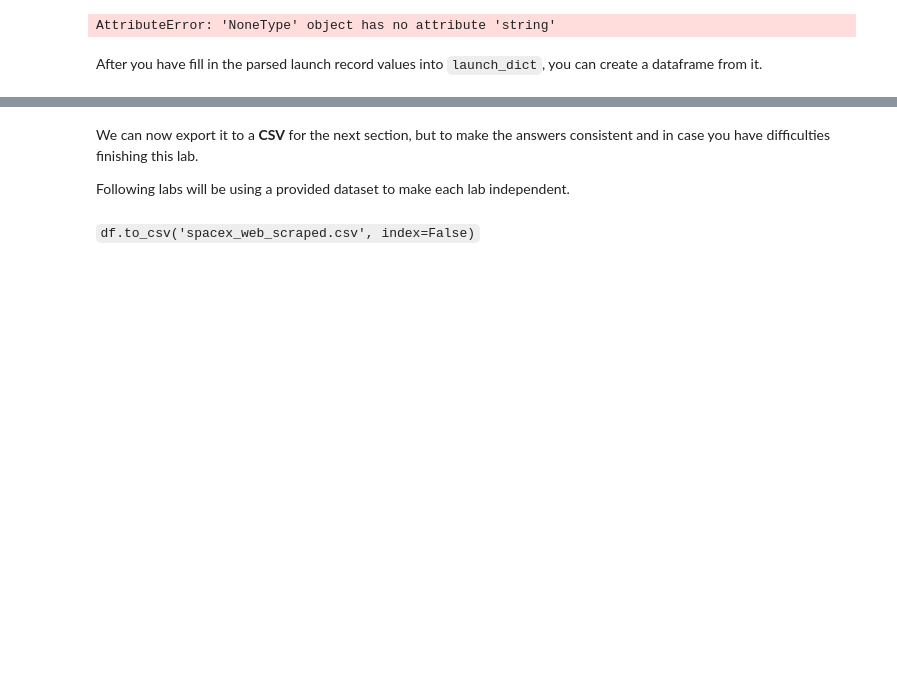
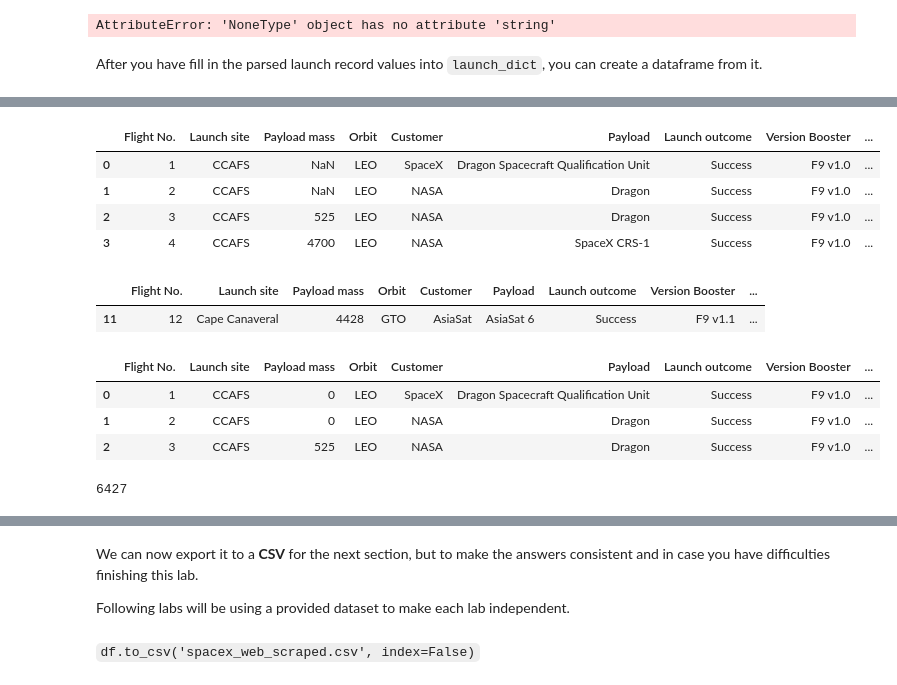
Before and after one commit to PatRomVic/SpaceY, a Jupyter notebook: jupyter-labs-webscraping(1).ipynb, the cells around one changed output, grey strips where cells are left out. Saved outputs shown, nothing was run; the diff lists cells and outputs as text; code cells hidden in the pictures; blank space fills up the shorter version.

```diff
--- a/jupyter-labs-webscraping(1).ipynb
+++ b/jupyter-labs-webscraping(1).ipynb
@@ -123,6 +123,7 @@ First, let's perform an HTTP GET method to request the Falcon9 Launch HTML page,
 # %%
 # use requests.get() method with the provided static_url
 response = requests.get(static_url)
+response.encoding = 'utf-8'
 # assign the response to a object
 html_content = response.text
 # %% [markdown]
@@ -262,6 +268,7 @@ launch_dict['Customer'] = []
 launch_dict['Launch outcome'] = []
 # Added some new columns
 launch_dict['Version Booster']=[]
+launch_dict['Serial']=[]
 launch_dict['Booster landing']=[]
 launch_dict['Date']=[]
 launch_dict['Time']=[]
@@ -310,11 +317,29 @@ for table_number,table in enumerate(soup.find_all('table',"wikitable plainrowhea
 
             # Booster version
             # TODO: Append the bv into launch_dict with key `Version Booster`
-            bv=booster_version(row[1])
-            launch_dict['Version Booster'].append(bv)
+            cell=booster_version(row[1])
+            cell_content=BeautifulSoup(cell, 'html.parser')
+            bv= " ".join(cell_content.stripped_strings)
+            launch_dict['Version Booster'].append(cell[:7])
             if not(bv):
-                bv=row[1].a.string
-            print('The booster version is:',bv)
+                 bv=row[1].a.string
+            print('The booster version is:',bv[:7])
+
+
+            # Serial
+            # TODO: Append the bv into launch_dict with key `Version Booster`
+            cells=booster_version(row[1])
+            #cell_content=BeautifulSoup(cell, 'html.parser')
+            #for tag in cell_content.find_all(['sup', 'sub', 'span']):
+                #tag.decompose()
+            #bv_s= " ".join(cell_content.stripped_strings)
+            launch_dict['Serial'].append(cells)
+            #if not(bv_s):
+                #bv_s=row[1].a.string
+            print('The serial version is:',cells)
+
+            #serial2
+
 
 
 
@@ -384,0 +422,46 @@ df= pd.DataFrame({ key:pd.Series(value) for key, value in launch_dict.items() })
+# %%
+
+df.drop(["Date andtime (UTC)","Version,Booster [b]","Payload[c]","Launchoutcome","Boosterlanding","1", "2","3","4","5","6","7"], axis=1, inplace=True) # Will drop columns
+
+df["Payload mass"] = df["Payload mass"].replace(r'kg', '', regex=True).str.strip()
+df["Payload mass"] = df["Payload mass"].replace(r'C', '', regex=True).str.strip()
+df["Payload mass"] = df["Payload mass"].replace(r'~', '', regex=True).str.strip()
+df["Payload mass"] = df["Payload mass"].replace(r'[^0-9]', '', regex=True)
+
+df["Payload mass"] = df["Payload mass"].replace('50006000', '5500', regex=True)
+df["Launch outcome"] = df["Launch outcome"].replace('Success\n', 'Success', regex=True)
+df["Booster landing"] = df["Booster landing"].replace('No attempt\n', 'No attempt', regex=True)
+
+df.head(4)
+# %% [output]
+|  | Flight No. | Launch site | Payload mass | Orbit | Customer | Payload | Launch outcome | Version Booster | ... |
+| 0 | 1 | CCAFS | NaN | LEO | SpaceX | Dragon Spacecraft Qualification Unit | Success | F9 v1.0 | ... |
+| 1 | 2 | CCAFS | NaN | LEO | NASA | Dragon | Success | F9 v1.0 | ... |
+| 2 | 3 | CCAFS | 525 | LEO | NASA | Dragon | Success | F9 v1.0 | ... |
+| 3 | 4 | CCAFS | 4700 | LEO | NASA | SpaceX CRS-1 | Success | F9 v1.0 | ... |
+# %%
+columns_to_modify = ['Version Booster', 'Serial']
+
+for column in columns_to_modify:
+    df[column] = df[column].str.replace(r'[7]', '', regex=True).str.strip()
+    df[column] = df[column].str.replace(r'[8]', '', regex=True).str.strip()
+    df[column] = df[column].str.replace(r'â™º\[', '', regex=True).str.strip()
+    df[column] = df[column].str.replace(r'â™º', '', regex=True).str.strip()
+    df[column] = df[column].str.replace(r' â™º', '', regex=True).str.strip()
+    df[column] = df[column].str.replace(r'♺', '', regex=True).str.strip()
+    df[column] = df[column].str.replace(r'[\[\]]', '', regex=True).str.strip()
+
+df.loc[df['Flight No.'] == '12']
+# %% [output]
+|  | Flight No. | Launch site | Payload mass | Orbit | Customer | Payload | Launch outcome | Version Booster | ... |
+| 11 | 12 | Cape Canaveral | 4428 | GTO | AsiaSat | AsiaSat 6 | Success | F9 v1.1 | ... |
+# %%
+
+df['Payload mass']=df['Payload mass'].fillna(0)
+
+df.head(3)
+# %% [output]
+|  | Flight No. | Launch site | Payload mass | Orbit | Customer | Payload | Launch outcome | Version Booster | ... |
+| 0 | 1 | CCAFS | 0 | LEO | SpaceX | Dragon Spacecraft Qualification Unit | Success | F9 v1.0 | ... |
+| 1 | 2 | CCAFS | 0 | LEO | NASA | Dragon | Success | F9 v1.0 | ... |
+| 2 | 3 | CCAFS | 525 | LEO | NASA | Dragon | Success | F9 v1.0 | ... |
@@ -384,0 +476,5 @@ df= pd.DataFrame({ key:pd.Series(value) for key, value in launch_dict.items() })
+# %%
+mean=int(df["Payload mass"][df["Payload mass"]>0].mean())
+mean
+# %% [output]
+6427
```
Also changed, not shown: parts of 8 cells of this notebook.
